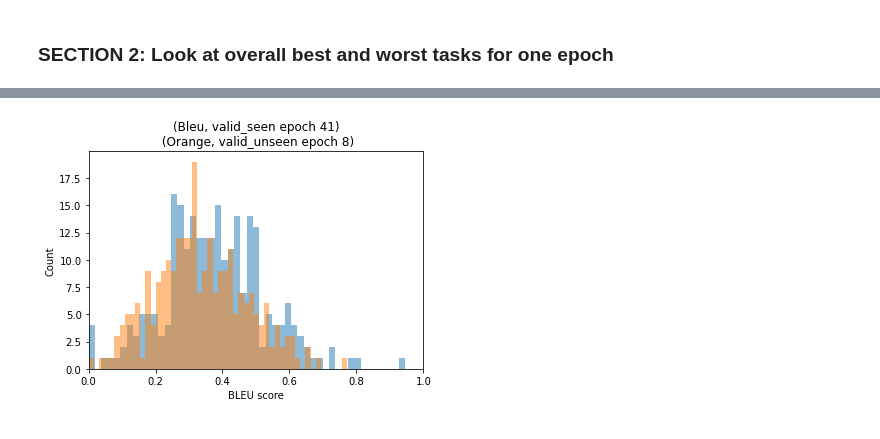
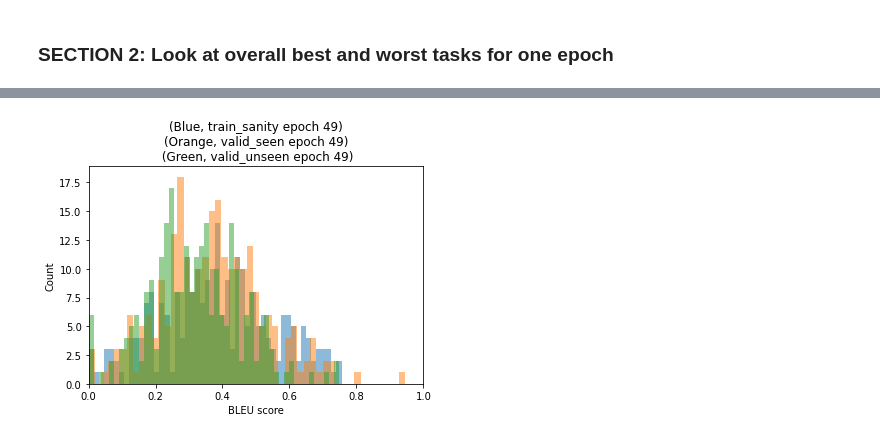
Before and after one commit to Chucooleg/alfred, a Jupyter notebook: Debug_train_v0.ipynb, the cells around one changed output, grey strips where cells are left out. Cells and saved outputs as stored; diff of their text form; code cells hidden in the pictures.

```diff
--- a/Debug_train_v0.ipynb
+++ b/Debug_train_v0.ipynb
@@ -17,5 +17,5 @@ import matplotlib.image as mpimg
 class args:
     pass
 
-args.dout = 'exp_all/model:seq2seq_nl_baseline,name:full_4_epoch_50'
+args.dout = '/root/data/home/hoyeung/blob_alfred_data/exp_all/model:seq2seq_nl_baseline,name:v0_epoch_50_low_level_instrs'
 # %%
@@ -165,25 +168,25 @@ def get_ref_instrs(root):
                 ref_instrs.append(flatten_isntr(ex['ann']['instr']))
     return ref_instrs
 
+def get_root_location(root):
+    return root.replace('data/', '/root/data/home/hoyeung/blob_alfred_data/')
+
 def examine_sampled_tasks(sampled_task_ids, epoch_list, split):
     sampled_results = defaultdict(dict)
 
     for epoch in epoch_list:
 
-        path = os.path.join(args.dout, '{}.debug_epoch_{}.preds.json'.format(split, epoch))
+        path = os.path.join(args.dout, '{}_argmax.debug_epoch_{}.preds.json'.format(split, epoch))
+        path_sampled = os.path.join(args.dout, '{}_sampled.debug_epoch_{}.preds.json'.format(split, epoch))
         with open(path, 'r') as f:
             debug_dat = json.load(f)
+        with open(path_sampled, 'r') as f:
+            debug_dat_sampled = json.load(f)
 
         for task_id in sampled_task_ids:
             if epoch == 0:
-                root = debug_dat[task_id]['root']  # root location
+                root = get_root_location(debug_dat[task_id]['root'])
                 sampled_results[task_id]['root'] = root
-
-                if 'json_feat_2.1.0' in root:
-                    img_dir = os.path.join(root.replace('json_feat_2.1.0', 'full_2.1.0/{}'.format(split)), 'raw_images')
-                elif 'full_2.1.0' in root:
-                    img_dir = os.path.join(root.replace('full_2.1.0', 'full_2.1.0/{}'.format(split)), 'raw_images')
-                sampled_results[task_id]['image_paths'] = [os.path.join(img_dir, img_path) for img_path in os.listdir(img_dir)]
 
                 # get all language and action annotations
                 sampled_results[task_id]['lang_goal'], sampled_results[task_id]['lang_instr'],\
@@ -197,6 +200,9 @@ def examine_sampled_tasks(sampled_task_ids, epoch_list, split):
 
             sampled_results[task_id]['p_lang_instr_{}'.format(epoch)] = debug_dat[task_id]['p_lang_instr']
             sampled_results[task_id]['bleu_score_{}'.format(epoch)] = sentence_bleu(sampled_results[task_id]['ref_instrs'], debug_dat[task_id]['p_lang_instr'].split(' '))
+
+            sampled_results[task_id]['p_lang_instr_sampled_{}'.format(epoch)] = debug_dat_sampled[task_id]['p_lang_instr']
+            sampled_results[task_id]['bleu_score_sampled_{}'.format(epoch)] = sentence_bleu(sampled_results[task_id]['ref_instrs'], debug_dat_sampled[task_id]['p_lang_instr'].split(' '))
 
     print('SPLIT: {}\n\n\n'.format(split))
     for task_id in sampled_task_ids:
@@ -217,9 +223,13 @@ def examine_sampled_tasks(sampled_task_ids, epoch_list, split):
             print(sampled_results[task_id]['lang_instr'][i], '\n')
         print ('---------------------------')
         for e in epoch_list:
-            print("\nEpoch {} Prediction Output:".format(e))
+            print("\nEpoch {} Prediction Output".format(e))
+            print("- Decoding by Argmax:")
             print("BLEU score: {}".format(sampled_results[task_id]['bleu_score_{}'.format(e)]))
             print(sampled_results[task_id]['p_lang_instr_{}'.format(e)])
+            print("- Decoding by Sampling:")
+            print("BLEU score: {}".format(sampled_results[task_id]['bleu_score_sampled_{}'.format(e)]))
+            print(sampled_results[task_id]['p_lang_instr_sampled_{}'.format(e)])
         print ('---------------------------')
         print ('--------------------------------------------------------------------------------------\n\n\n\n\n')
     return sampled_results
@@ -271,14 +301,14 @@ turn around and walk to the counter on the left . pick up the egg from the count
 
 def rank_tasks(epoch, split, k=10, best=True, task_ids=None):
 
-    path = os.path.join(args.dout, '{}.debug_epoch_{}.preds.json'.format(split, epoch))
+    path = os.path.join(args.dout, '{}_argmax.debug_epoch_{}.preds.json'.format(split, epoch))
     with open(path, 'r') as f:
         debug_dat = json.load(f)
 
     scores = {}
 
     for task_id in debug_dat:
-        root = debug_dat[task_id]['root']
+        root = get_root_location(debug_dat[task_id]['root'])
 
         # get referece lang for bleu score
         ref_instrs = get_ref_instrs(root)
@@ -291,13 +321,19 @@ def rank_tasks(epoch, split, k=10, best=True, task_ids=None):
 
     return [x[0] for x in top_k_task_ids], list(scores.values())
 # %%
-valid_seen_best_epoch = 41
+train_sanity_best_epoch = 49
+print ("BEST train_sanity")
+ranked_train_sanity_ids_best_10, all_train_sanity_bleu_scores = rank_tasks(epoch=train_sanity_best_epoch, split='train_sanity', k=10, best=True)
+print ("WORST train_sanity")
+ranked_train_sanity_ids_worst_10, _ = rank_tasks(epoch=train_sanity_best_epoch, split='train_sanity', k=10, best=False)
+
+valid_seen_best_epoch = 49
 print ("BEST valid_seen")
 ranked_valid_seen_ids_best_10, all_valid_seen_bleu_scores = rank_tasks(epoch=valid_seen_best_epoch, split='valid_seen', k=10, best=True)
 print ("WORST valid_seen")
 ranked_valid_seen_ids_worst_10, _ = rank_tasks(epoch=valid_seen_best_epoch, split='valid_seen', k=10, best=False)
 
-valid_unseen_best_epoch = 8
+valid_unseen_best_epoch = 49
 print ("BEST valid_unseen")
 ranked_valid_unseen_ids_best_10, all_valid_unseen_bleu_scores = rank_tasks(epoch=valid_unseen_best_epoch, split='valid_unseen', k=10, best=True)
 print ("WORST valid_unseen")
@@ -334,9 +359,10 @@ WORST valid_seen
 # %%
+plt.hist(all_train_sanity_bleu_scores, density=False, bins=50, alpha=0.5)
 plt.hist(all_valid_seen_bleu_scores, density=False, bins=50, alpha=0.5)
 plt.hist(all_valid_unseen_bleu_scores, density=False, bins=50, alpha=0.5)
 plt.xlim(0.0, 1.0)
-plt.title('(Bleu, valid_seen epoch {})\n (Orange, valid_unseen epoch {})'.format(valid_seen_best_epoch, valid_unseen_best_epoch))
+plt.title('(Blue, train_sanity epoch {})\n(Orange, valid_seen epoch {})\n (Green, valid_unseen epoch {})'.format(train_sanity_best_epoch, valid_seen_best_epoch, valid_unseen_best_epoch))
 plt.ylabel('Count')
 plt.xlabel('BLEU score');
 # %% [output]
-[figure, old version]
+[figure, new version]
```
Also changed, not shown: parts of 14 cells of this notebook, 7 other files.
